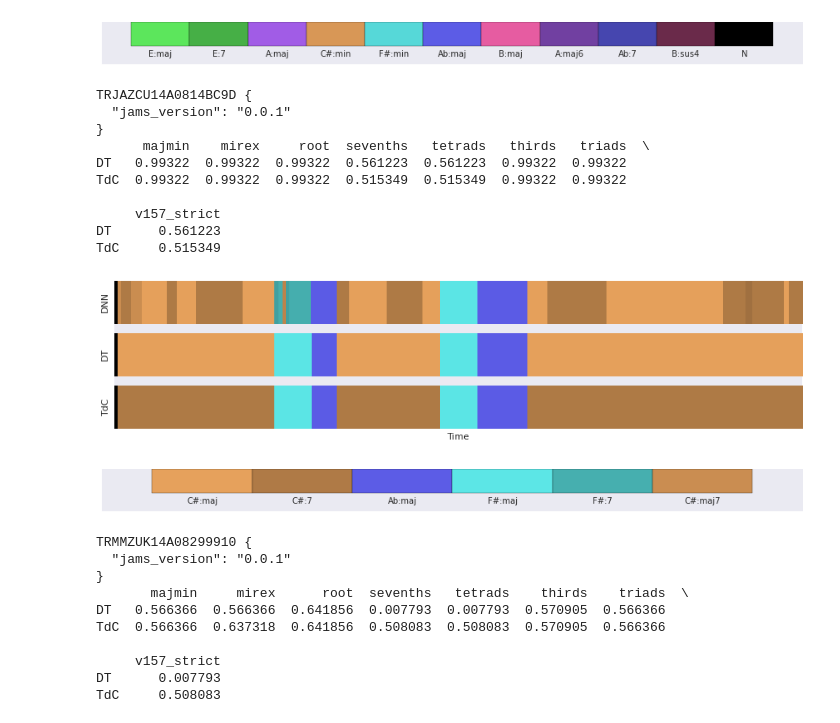
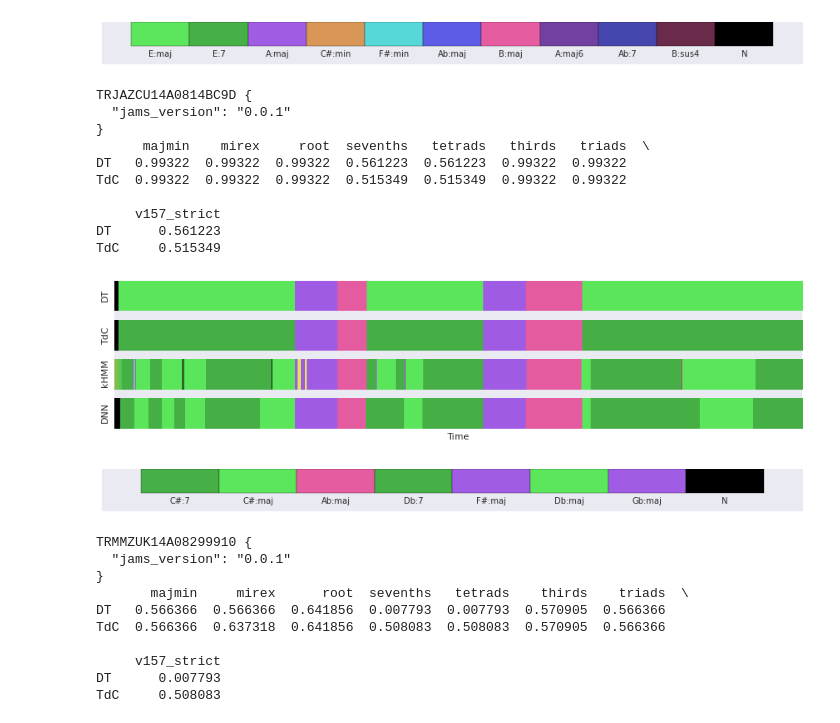
Before and after one commit to ejhumphrey/ace-lessons, a Jupyter notebook: experiments.ipynb, the cells around one changed output. Drawn from its saved outputs; the diff is of its cells as text; code cells hidden in the pictures.

```diff
--- a/experiments.ipynb
+++ b/experiments.ipynb
@@ -295,3 +181,0 @@ kHMM     0.030847
-# %%
-DNN_train0_jams = util.load_jamset("data/chord_dataset/annotations/DNN/train0.jamset")
-kHMM_train0_jams = util.load_jamset("data/chord_dataset/annotations/kHMM/train0.jamset")
@@ -429,11 +246,13 @@ kHMM     0.196585
 ### Compare estimations between models
 # %%
 # S(DNN, kHMM)
-DNN_kHMM_test = util.load_results("data/chord_dataset/results/kHMM/DNN_kHMM_test.json")[0]
+DNN_kHMM_test, DNN_kHMM_test_W = util.load_results("data/chord_dataset/results/kHMM/DNN_kHMM_test.json")
 DNN_kHMM_test.sort_index(inplace=True)
+DNN_kHMM_test_W.sort_index(inplace=True)
 
 # S(kHMM, DNN)
-kHMM_DNN_test = util.load_results("data/chord_dataset/results/DNN/kHMM_DNN_test.json")[0]
+kHMM_DNN_test, kHMM_DNN_test_W = util.load_results("data/chord_dataset/results/DNN/kHMM_DNN_test.json")
 kHMM_DNN_test.sort_index(inplace=True)
+kHMM_DNN_test_W.sort_index(inplace=True)
 # %%
 # Basically 1:1, no need to plot.
@@ -863,15 +459,15 @@ The notion of annotator disagreements is an interesting one, because there are t
 Since most dataset curation efforts have made an explicit effort to iron out these discrepancies, it isn't possible to explore any such instances in the data used so far. The Rock Corpus, however, does afford this opportunity. The collection contains 200 popular songs from the last several decades, each annotated by two music experts: one, a pianist, and the other, a guitarist. This background adds an interesting dimension to the inquiry, when considering points of aggrement or disagreement between annotators and algorithmic methods.
 # %%
 rock_jams = util.load_jamset("data/rock_corpus/annotations/references/references.jamset")
-DNN0_jams = util.load_jamset("data/rock_corpus/annotations/DNN/DNN0.jamset")
+DNN0_jams = util.load_jamset("data/rock_corpus/annotations/DNN/DNN1.jamset")
 kHMM0_jams = util.load_jamset("data/rock_corpus/annotations/kHMM/kHMM0.jamset")
 # %%
-DT_DNN0 = util.load_results("data/rock_corpus/results/DNN/DT_DNN0.json")[0]
-TdC_DNN0 = util.load_results("data/rock_corpus/results/DNN/TdC_DNN0.json")[0]
-DT_kHMM0 = util.load_results("data/rock_corpus/results/kHMM/DT_kHMM0.json")[0]
-TdC_kHMM0 = util.load_results("data/rock_corpus/results/kHMM/TdC_kHMM0.json")[0]
-DT_TdC = util.load_results("data/rock_corpus/results/TdC/DT_TdC.json")[0]
-TdC_DT = util.load_results("data/rock_corpus/results/DT/TdC_DT.json")[0]
+DT_DNN0, DT_DNN0_W = util.load_results("data/rock_corpus/results/DNN/DT_DNN0.json")
+TdC_DNN0, TdC_DNN0_W = util.load_results("data/rock_corpus/results/DNN/TdC_DNN0.json")
+DT_kHMM0, DT_kHMM0_W = util.load_results("data/rock_corpus/results/kHMM/DT_kHMM0.json")
+TdC_kHMM0, TdC_kHMM0_W = util.load_results("data/rock_corpus/results/kHMM/TdC_kHMM0.json")
+DT_TdC, DT_TdC_W = util.load_results("data/rock_corpus/results/TdC/DT_TdC.json")
+TdC_DT, TdC_DT_W = util.load_results("data/rock_corpus/results/DT/TdC_DT.json")
 
 DT_TdC = DT_TdC.ix[DT_DNN0.index]
 TdC_DT = TdC_DT.ix[DT_DNN0.index]
@@ -945,33 +596,34 @@ TdC     0.889523
 # %%
 # Quad II
 key = filter(lambda x:x.startswith('TRJAZ'), rock_jams.keys())[0]
 print key, rock_jams[key].file_metadata
 stats = pd.DataFrame([DT_DNN0.ix[key], TdC_DNN0.ix[key]], index=['DT', 'TdC'])
 print stats
 
 figs = viz.plot_annotations(
-    [DNN0_jams[key].chord[0], rock_jams[key].chord[0], rock_jams[key].chord[1]],
-    ['DNN', 'DT', 'TdC'], (12, 3), (12, 1), vocab='soft')
+    [rock_jams[key].chord[0], rock_jams[key].chord[1],
+     kHMM0_jams[key].chord[0], DNN0_jams[key].chord[0]],
+    ['DT', 'TdC', 'kHMM', 'DNN'], (12, 3), (12, 1), vocab='soft', max_length=2000, hue_offset=3)
 figs[0].savefig("paper/figs/rc_{0}_annotations.pdf".format(key),
                 transparent=True)
 figs[1].savefig("paper/figs/rc_{0}_legend.pdf".format(key),
                 transparent=True)
 
 with open("paper/figs/rc_{0}_meta.json".format(key), 'w') as fp:
     json.dump(dict(stats=stats.to_dict(), **rock_jams[key].file_metadata), fp, indent=2)
 # %% [output]
 TRJAZCU14A0814BC9D {
   "jams_version": "0.0.1"
 }
       majmin    mirex     root  sevenths   tetrads   thirds   triads  \
 DT   0.99322  0.99322  0.99322  0.561223  0.561223  0.99322  0.99322
 TdC  0.99322  0.99322  0.99322  0.515349  0.515349  0.99322  0.99322
 
      v157_strict
 DT      0.561223
 TdC     0.515349
-[figure, old version]
+[figure, new version]
-[figure, old version]
+[figure, new version]
 # %%
 # Quad II
 key = filter(lambda x:x.startswith('TRMMZUK'), rock_jams.keys())[0]
```
Also changed, not shown: parts of 66 cells of this notebook, 10 other files.
